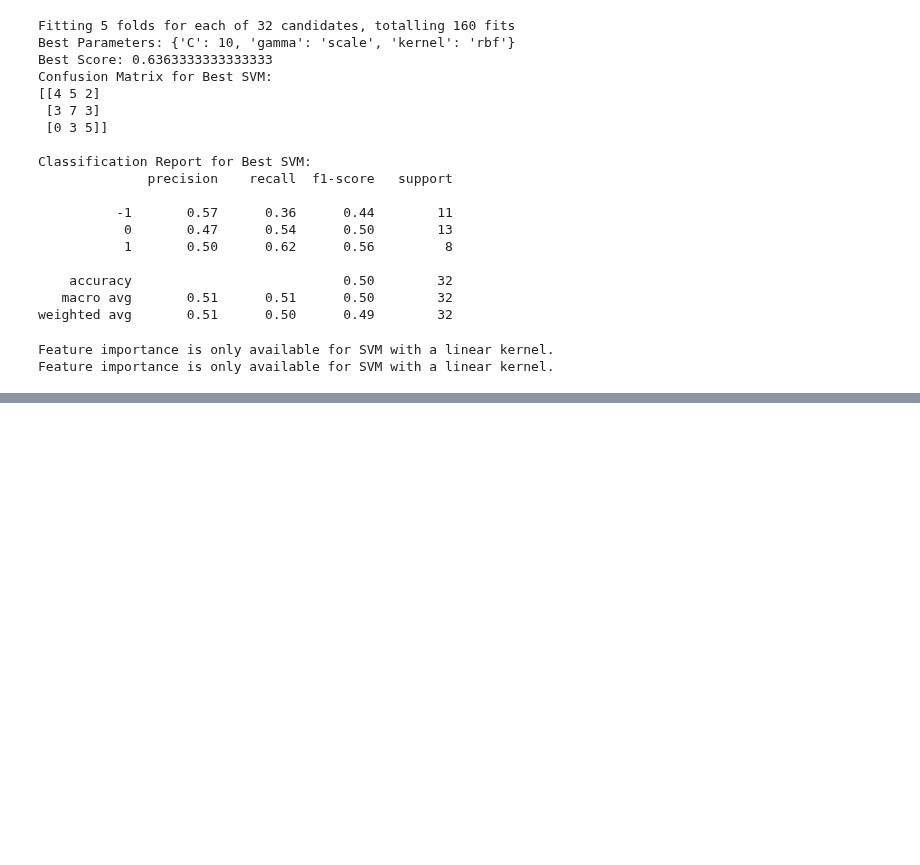
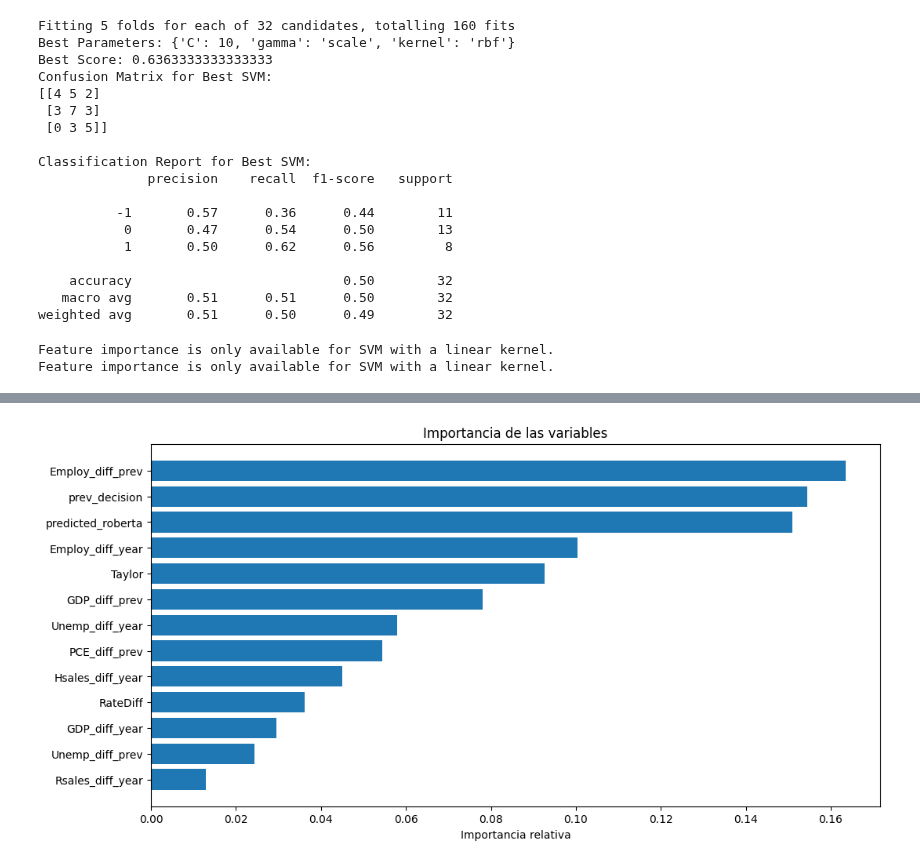
Before and after one commit to luisllll/tfm_ia3_nodata, a Jupyter notebook: ultimo_entrenamiento.ipynb, the cells around one changed output, grey strips where cells are left out. Drawn from its saved outputs; the diff is of its cells as text; code cells hidden in the pictures; blank space fills up the shorter version.

```diff
--- a/ultimo_entrenamiento.ipynb
+++ b/ultimo_entrenamiento.ipynb
@@ -211,0 +394,16 @@ Feature importance is only available for SVM with a linear kernel.
+# %%
+import numpy as np
+# Plot feature importance
+importances = best_grad_boost.feature_importances_
+indices = np.argsort(importances)[::-1]
+names = [X.columns[i] for i in indices]
+
+plt.figure(figsize=(12, 6))
+plt.title("Importancia de las variables")
+plt.barh(range(X.shape[1]), importances[indices], align="center")
+plt.yticks(range(X.shape[1]), names)
+plt.gca().invert_yaxis()  # Invert y-axis to have the most important feature at the top
+plt.xlabel("Importancia relativa")
+plt.show()
+# %% [output]
+[figure, added]
```
Also changed, not shown: parts of 2 cells of this notebook.
